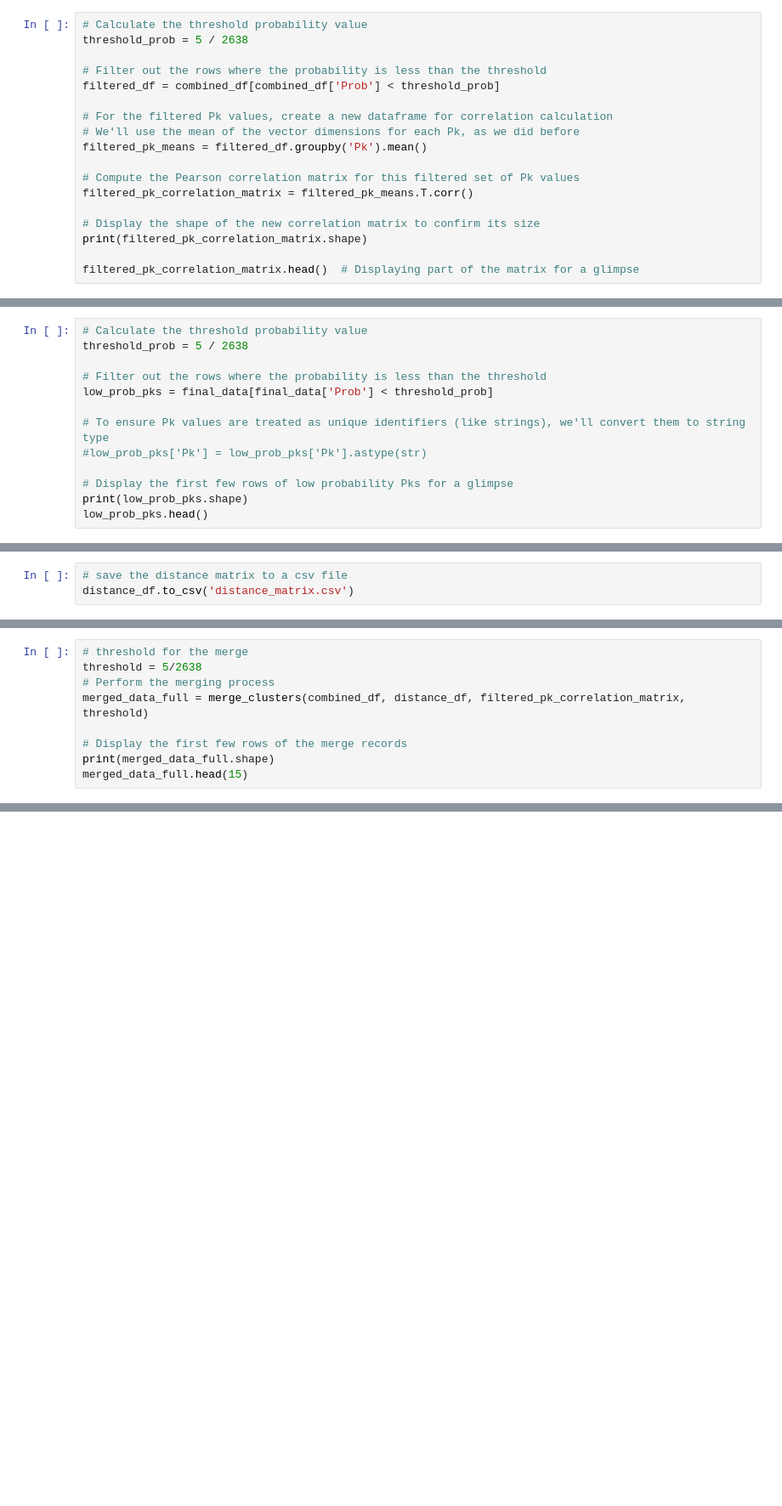
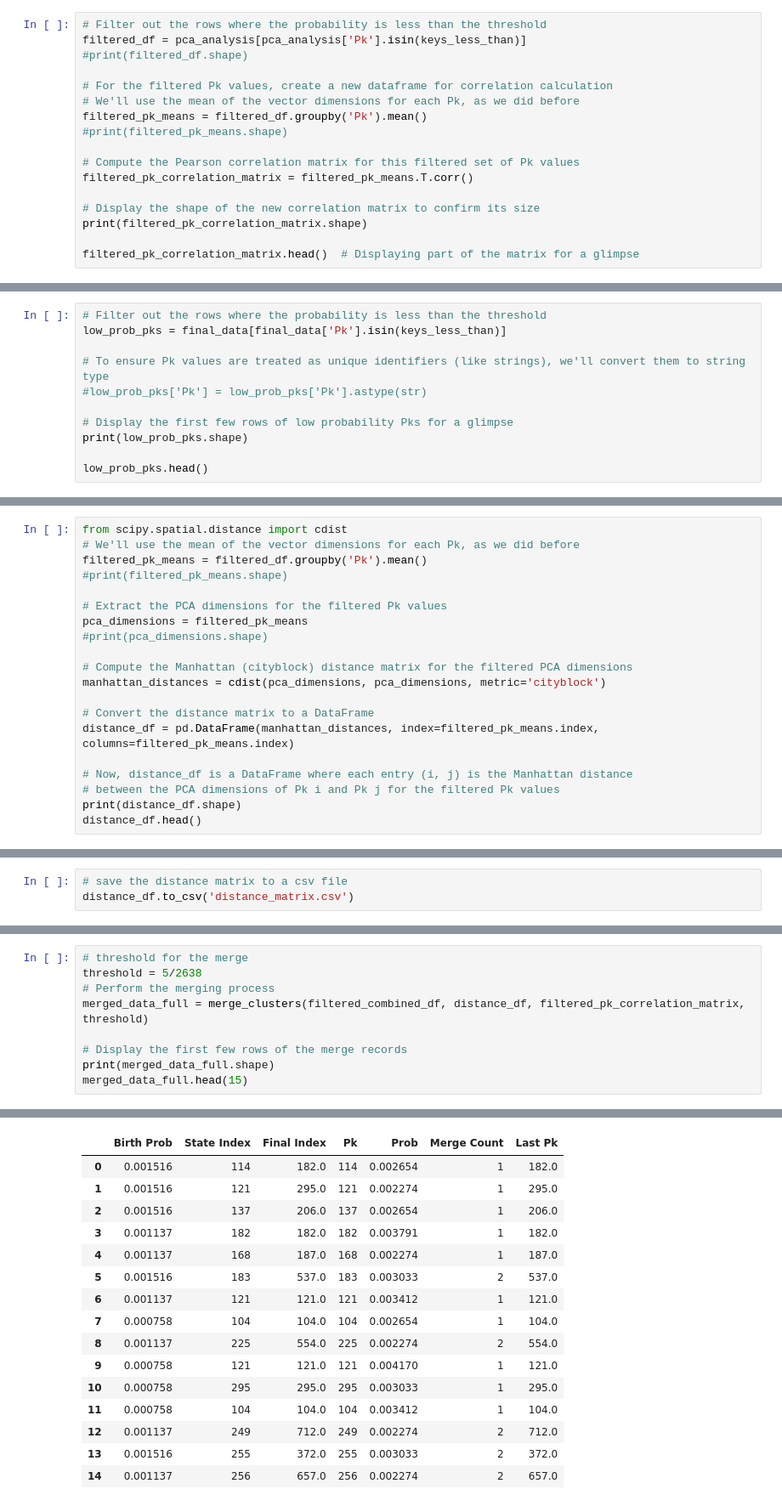
Before and after one commit to mehakrafiq/mergeclustering, a Jupyter notebook: custom_python_clustering_new.ipynb, the cells around one changed output, grey strips where cells are left out. Shown at 85% size. Saved outputs shown, nothing was run; the diff lists cells and outputs as text; blank space fills up the shorter version.

```diff
--- a/custom_python_clustering_new.ipynb
+++ b/custom_python_clustering_new.ipynb
@@ -277,15 +401,14 @@ plt.show()
 # %% [markdown]
 Let us try this for blocks that are less than 5/2638
 # %%
-# Calculate the threshold probability value
-threshold_prob = 5 / 2638
-
 # Filter out the rows where the probability is less than the threshold
-filtered_df = combined_df[combined_df['Prob'] < threshold_prob]
+filtered_df = pca_analysis[pca_analysis['Pk'].isin(keys_less_than)]
+#print(filtered_df.shape)
 
 # For the filtered Pk values, create a new dataframe for correlation calculation
 # We'll use the mean of the vector dimensions for each Pk, as we did before
 filtered_pk_means = filtered_df.groupby('Pk').mean()
+#print(filtered_pk_means.shape)
 
 # Compute the Pearson correlation matrix for this filtered set of Pk values
 filtered_pk_correlation_matrix = filtered_pk_means.T.corr()
@@ -306,13 +447,11 @@ filtered_pk_correlation_matrix.to_csv('filtered_pk_correlation_matrix.csv')
 # %%
-# Calculate the threshold probability value
-threshold_prob = 5 / 2638
-
 # Filter out the rows where the probability is less than the threshold
-low_prob_pks = final_data[final_data['Prob'] < threshold_prob]
+low_prob_pks = final_data[final_data['Pk'].isin(keys_less_than)]
 
 # To ensure Pk values are treated as unique identifiers (like strings), we'll convert them to string type
 #low_prob_pks['Pk'] = low_prob_pks['Pk'].astype(str)
 
 # Display the first few rows of low probability Pks for a glimpse
 print(low_prob_pks.shape)
+
 low_prob_pks.head()
@@ -333,0 +466,20 @@ distance_df.head()
+# %%
+from scipy.spatial.distance import cdist
+# We'll use the mean of the vector dimensions for each Pk, as we did before
+filtered_pk_means = filtered_df.groupby('Pk').mean()
+#print(filtered_pk_means.shape)
+
+# Extract the PCA dimensions for the filtered Pk values
+pca_dimensions = filtered_pk_means
+#print(pca_dimensions.shape)
+
+# Compute the Manhattan (cityblock) distance matrix for the filtered PCA dimensions
+manhattan_distances = cdist(pca_dimensions, pca_dimensions, metric='cityblock')
+
+# Convert the distance matrix to a DataFrame
+distance_df = pd.DataFrame(manhattan_distances, index=filtered_pk_means.index, columns=filtered_pk_means.index)
+
+# Now, distance_df is a DataFrame where each entry (i, j) is the Manhattan distance
+# between the PCA dimensions of Pk i and Pk j for the filtered Pk values
+print(distance_df.shape)
+distance_df.head()
@@ -431,8 +615,9 @@ def merge_clusters(data, distance_df, correlation_df, threshold_prob):
 # threshold for the merge
 threshold = 5/2638
 # Perform the merging process
-merged_data_full = merge_clusters(combined_df, distance_df, filtered_pk_correlation_matrix, threshold)
+merged_data_full = merge_clusters(filtered_combined_df, distance_df, filtered_pk_correlation_matrix, threshold)
 
 # Display the first few rows of the merge records
 print(merged_data_full.shape)
 merged_data_full.head(15)
+# %% [output]
@@ -439,3 +625,19 @@ merged_data_full.head(15)
+|  | Birth Prob | State Index | Final Index | Pk | Prob | Merge Count | Last Pk |
+| 0 | 0.001516 | 114 | 182.0 | 114 | 0.002654 | 1 | 182.0 |
+| 1 | 0.001516 | 121 | 295.0 | 121 | 0.002274 | 1 | 295.0 |
+| 2 | 0.001516 | 137 | 206.0 | 137 | 0.002654 | 1 | 206.0 |
+| 3 | 0.001137 | 182 | 182.0 | 182 | 0.003791 | 1 | 182.0 |
+| 4 | 0.001137 | 168 | 187.0 | 168 | 0.002274 | 1 | 187.0 |
+| 5 | 0.001516 | 183 | 537.0 | 183 | 0.003033 | 2 | 537.0 |
+| 6 | 0.001137 | 121 | 121.0 | 121 | 0.003412 | 1 | 121.0 |
+| 7 | 0.000758 | 104 | 104.0 | 104 | 0.002654 | 1 | 104.0 |
+| 8 | 0.001137 | 225 | 554.0 | 225 | 0.002274 | 2 | 554.0 |
+| 9 | 0.000758 | 121 | 121.0 | 121 | 0.004170 | 1 | 121.0 |
+| 10 | 0.000758 | 295 | 295.0 | 295 | 0.003033 | 1 | 295.0 |
+| 11 | 0.000758 | 104 | 104.0 | 104 | 0.003412 | 1 | 104.0 |
+| 12 | 0.001137 | 249 | 712.0 | 249 | 0.002274 | 2 | 712.0 |
+| 13 | 0.001516 | 255 | 372.0 | 255 | 0.003033 | 2 | 372.0 |
+| 14 | 0.001137 | 256 | 657.0 | 256 | 0.002274 | 2 | 657.0 |
 # %%
 #find the maximum and lowest probability in merged data
 max_prob = merged_data_full['Prob'].max()
```
Also changed, not shown: parts of 42 cells of this notebook, 8 other files.
